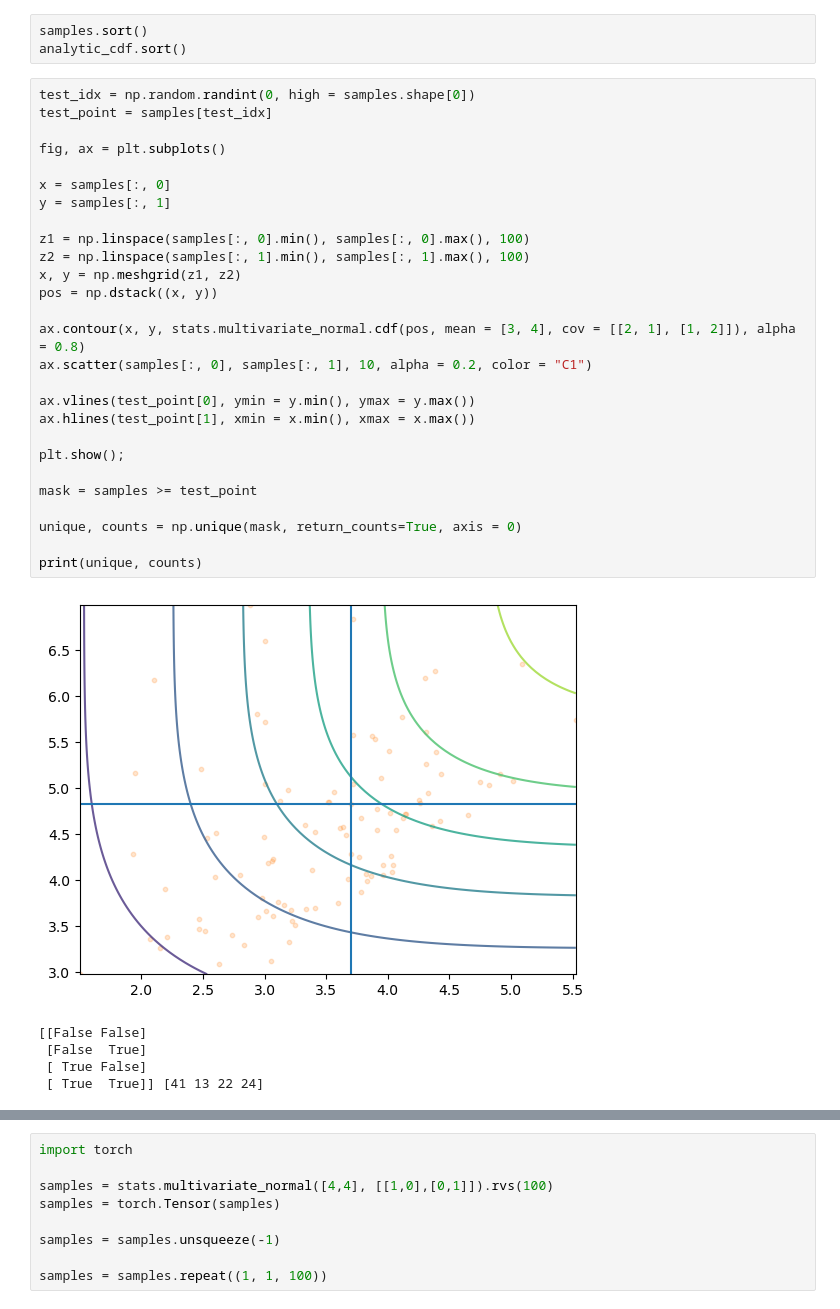
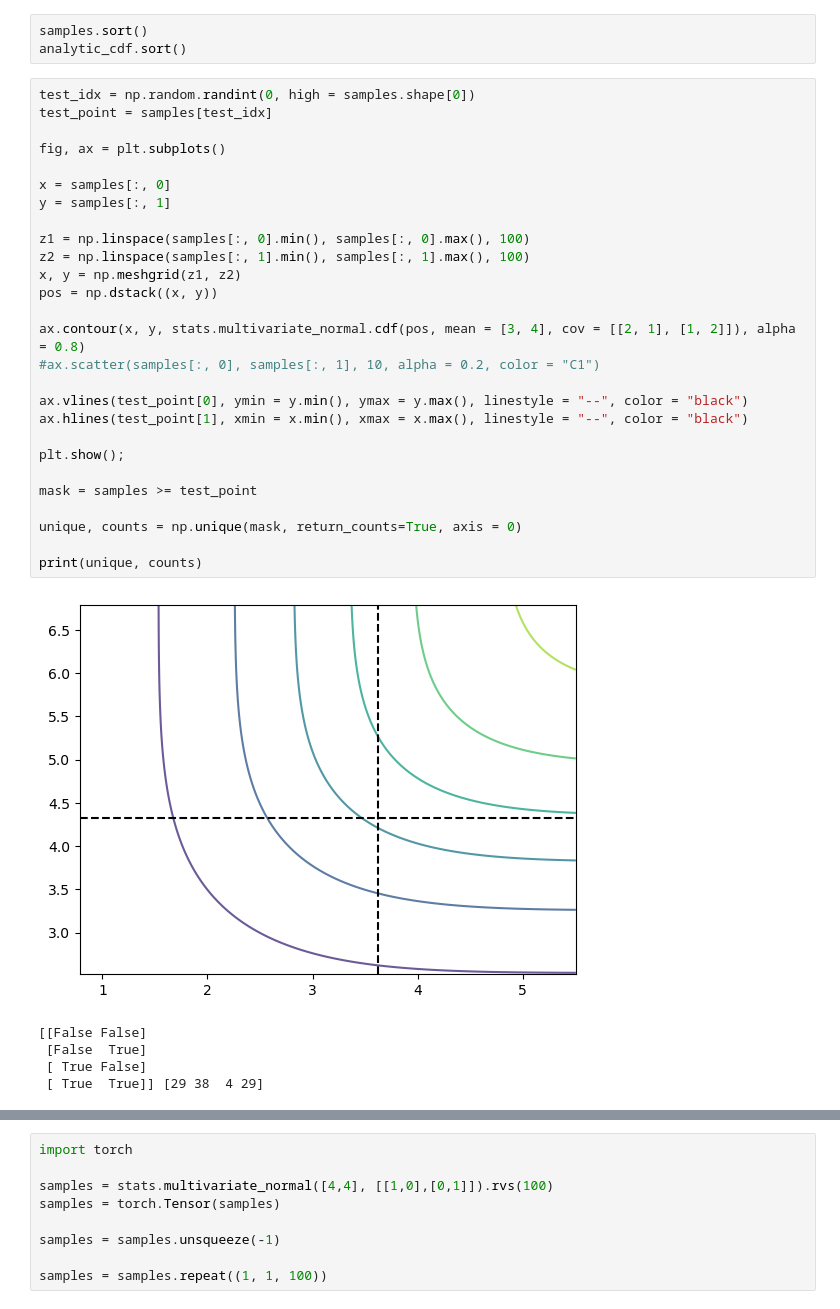
Before and after one commit to patrick-pagni/whats_your_bench, a Jupyter notebook: notebooks/scratch.ipynb, the cells around one changed output, grey strips where cells are left out. Drawn from its saved outputs; the diff is of its cells as text.

```diff
--- a/notebooks/scratch.ipynb
+++ b/notebooks/scratch.ipynb
@@ -168,33 +168,33 @@ analytic_cdf.sort()
 # %%
 test_idx = np.random.randint(0, high = samples.shape[0])
 test_point = samples[test_idx]
 
 fig, ax = plt.subplots()
 
 x = samples[:, 0]
 y = samples[:, 1]
 
 z1 = np.linspace(samples[:, 0].min(), samples[:, 0].max(), 100)
 z2 = np.linspace(samples[:, 1].min(), samples[:, 1].max(), 100)
 x, y = np.meshgrid(z1, z2)
 pos = np.dstack((x, y))
 
 ax.contour(x, y, stats.multivariate_normal.cdf(pos, mean = [3, 4], cov = [[2, 1], [1, 2]]), alpha = 0.8)
-ax.scatter(samples[:, 0], samples[:, 1], 10, alpha = 0.2, color = "C1")
+#ax.scatter(samples[:, 0], samples[:, 1], 10, alpha = 0.2, color = "C1")
 
-ax.vlines(test_point[0], ymin = y.min(), ymax = y.max())
-ax.hlines(test_point[1], xmin = x.min(), xmax = x.max())
+ax.vlines(test_point[0], ymin = y.min(), ymax = y.max(), linestyle = "--", color = "black")
+ax.hlines(test_point[1], xmin = x.min(), xmax = x.max(), linestyle = "--", color = "black")
 
 plt.show();
 
 mask = samples >= test_point
 
 unique, counts = np.unique(mask, return_counts=True, axis = 0)
 
 print(unique, counts)
 # %% [output]
-[figure, old version]
+[figure, new version]
 [[False False]
  [False  True]
  [ True False]
- [ True  True]] [41 13 22 24]
+ [ True  True]] [29 38  4 29]
```
Also changed, not shown: parts of 14 cells of this notebook, 31 other files.
